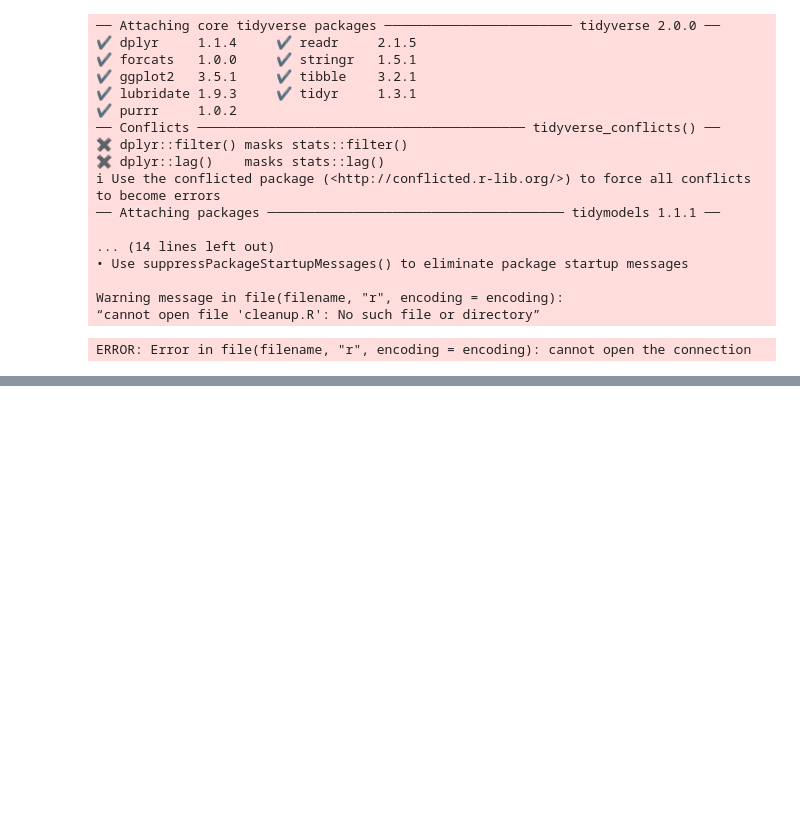
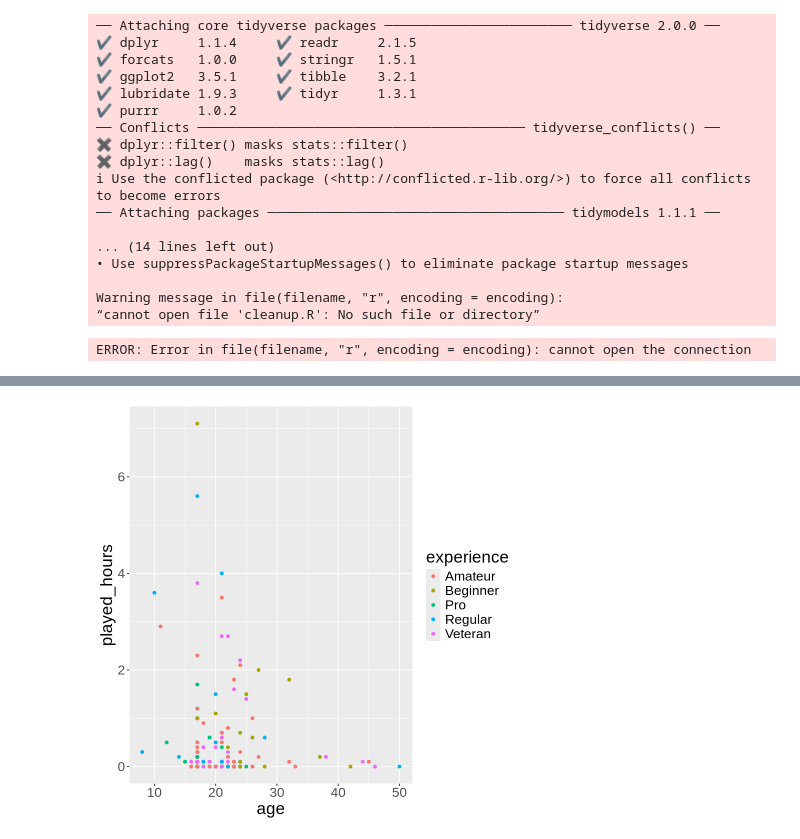
Before and after one commit to xlaure/Plaicraft_Project, a Jupyter notebook: Group Notebook.ipynb, the cells around one changed output, grey strips where cells are left out. Saved outputs shown, nothing was run; the diff lists cells and outputs as text; code cells hidden in the pictures; blank space fills up the shorter version.

Commit message:
made a plot for players dataset comparison

```diff
--- a/Group Notebook.ipynb
+++ b/Group Notebook.ipynb
@@ -85,3 +85,15 @@ A tibble: 1535 × 6
 | fd6563a4e0f6f4273580e5fedbd8dda64... | 2024-07-28 15:36:00 | 2024-07-28 15:57:00 | 1.72218e+12 | 1.72218e+12 | 0.3500000 |
 | fd6563a4e0f6f4273580e5fedbd8dda64... | 2024-07-25 06:15:00 | 2024-07-25 06:22:00 | 1.72189e+12 | 1.72189e+12 | 0.1166667 |
 | 36d9cbb4c6bc0c1a6911436d2da0d09ec... | 2024-05-20 02:26:00 | 2024-05-20 02:45:00 | 1.71617e+12 | 1.71617e+12 | 0.3166667 |
+# %%
+set.seed(7500)
+
+plot_players <- players |>
+    filter(played_hours < 10, age < 75) |>
+    ggplot(aes(x = age, y = played_hours)) +
+    geom_point(aes(colour = experience)) +
+    theme(text = element_text(size = 20))
+
+plot_players
+# %% [output]
+[figure, added]
```
